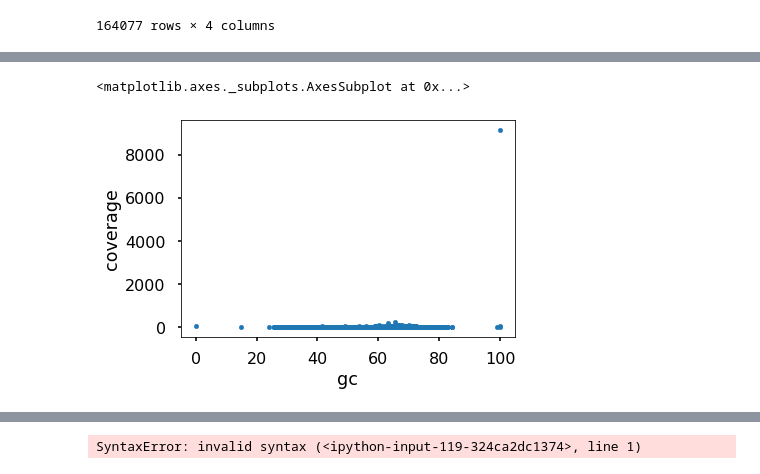
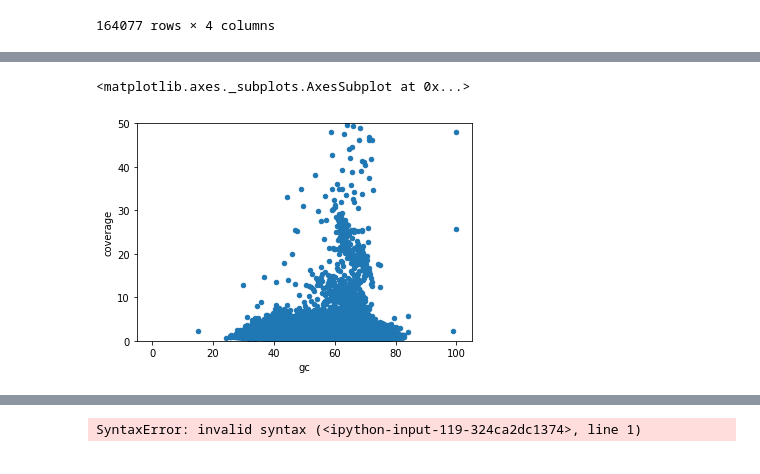
Before and after one commit to nyirock/Bin_plots, a Jupyter notebook: m7_gc_cov_plot.ipynb, the cells around one changed output, grey strips where cells are left out. Cells and saved outputs as stored; diff of their text form; code cells hidden in the pictures.

```diff
--- a/m7_gc_cov_plot.ipynb
+++ b/m7_gc_cov_plot.ipynb
@@ -418,10 +485,10 @@ glob.glob("m7_mb2bins/*fa")
  'm7_mb2bins/bin.9.fa']
 # %%
 %matplotlib inline
-record_data.plot.scatter('gc', 'coverage', )
+record_data.plot.scatter('gc', 'coverage', ylim=(0, 50))
 # %% [output]
 <matplotlib.axes._subplots.AxesSubplot at 0x...>
-[figure, old version]
+[figure, new version]
 # %%
 plt.style.available
 # %% [output]
```
Also changed, not shown: parts of 12 cells of this notebook.
